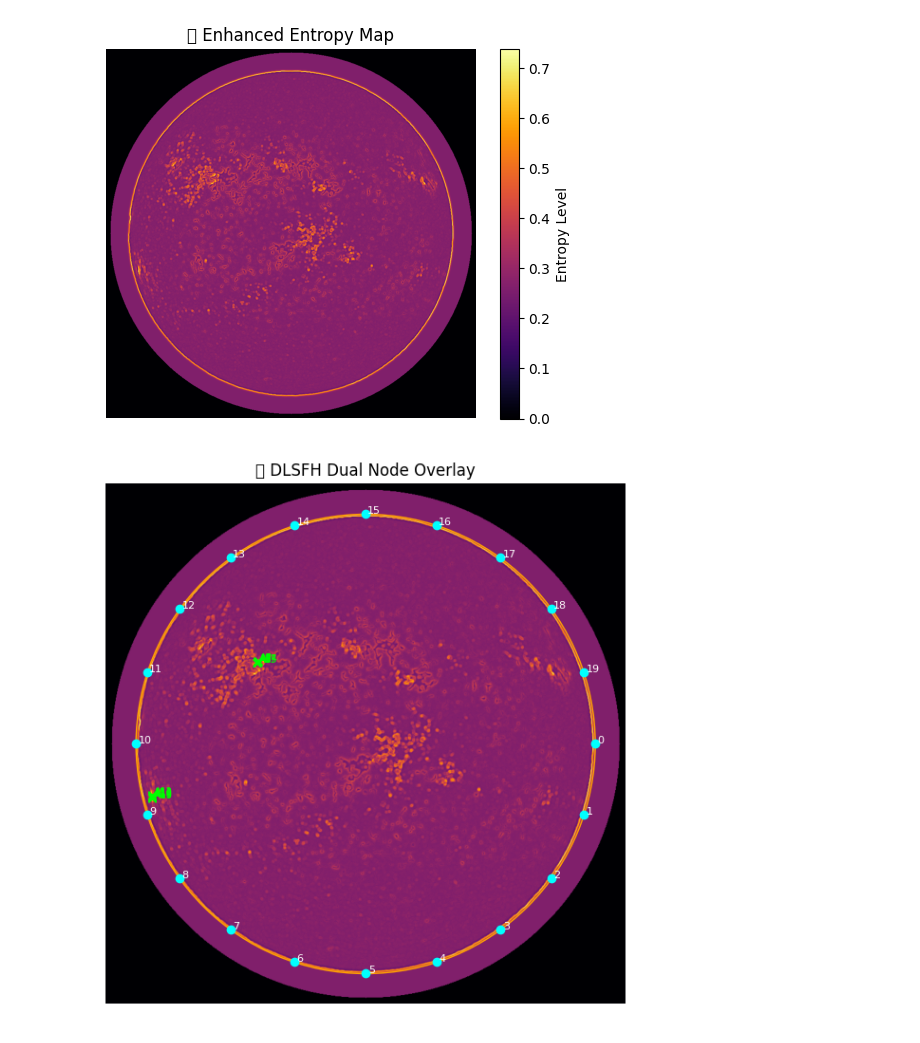
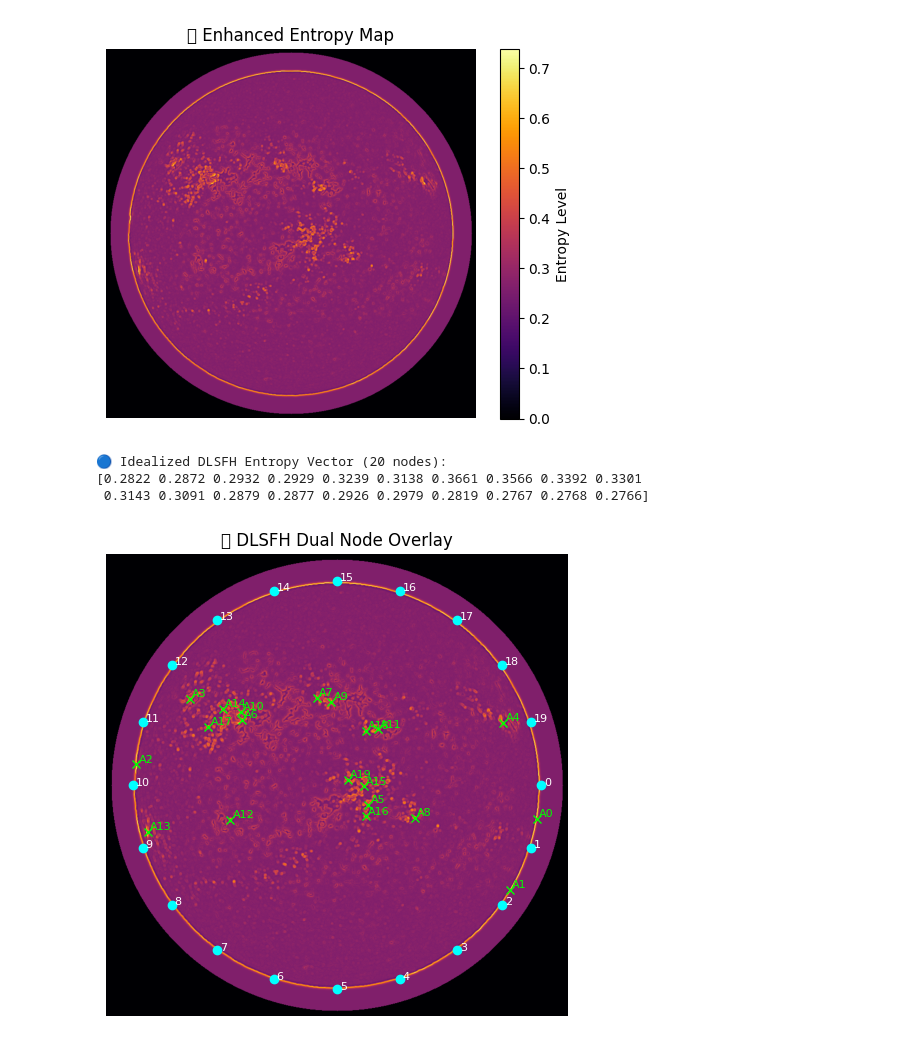
Before and after one commit to geopayme/AstroPhysics, a Jupyter notebook: Section_4_With_Section_1_2_3_DLSFH_DualOverlay.ipynb, the cells around one changed output. Drawn from its saved outputs; the diff is of its cells as text; code cells hidden in the pictures.

```diff
--- a/Section_4_With_Section_1_2_3_DLSFH_DualOverlay.ipynb
+++ b/Section_4_With_Section_1_2_3_DLSFH_DualOverlay.ipynb
@@ -136,60 +136,78 @@ plt.show()
 # %%
 
 # ===============================
-# 🔢 Section 4: DLSFH Entropy Vector Extraction & Dual Projection
+# 🔢 Section 4: DLSFH Entropy Vector Extraction & Dual Node Projection
 # ===============================
-
 import numpy as np
 import matplotlib.pyplot as plt
-import cv2
 from scipy.ndimage import gaussian_filter
+from skimage.feature import peak_local_max
+import pandas as pd
 
-# Load entropy map (saved from earlier step)
+# Load the entropy map from the previous section
 entropy_map = np.load("DLSFH_entropy_map_full.npy")
 
-# Image dimensions and center
+# Image center and radius for idealized DLSFH layout
 h, w = entropy_map.shape
 cx, cy = w // 2, h // 2
 radius = min(cx, cy) - 50
 
-# Idealized 20-node circular DLSFH geometry
+# === Idealized Circular Node Layout ===
 node_angles = np.linspace(0, 2 * np.pi, 20, endpoint=False)
-ideal_nodes = [(int(cy + radius * np.sin(a)), int(cx + radius * np.cos(a))) for a in node_angles]
-entropy_vector = np.array([entropy_map[y, x] for y, x in ideal_nodes])
+ideal_node_coords = [(int(cy + radius * np.sin(a)), int(cx + radius * np.cos(a))) for a in node_angles]
+ideal_entropy_vector = np.array([entropy_map[y, x] for y, x in ideal_node_coords])
 
-# Extract adaptive peaks (top 20 entropy points)
-blurred = gaussian_filter(entropy_map, sigma=2)
-flat_indices = np.argpartition(blurred.flatten(), -20)[-20:]
-adaptive_nodes = [np.unravel_index(i, entropy_map.shape) for i in flat_indices]
+print("🔵 Idealized DLSFH Entropy Vector (20 nodes):")
+print(ideal_entropy_vector.round(4))
 
-# Sort adaptive nodes by descending entropy for labeling A0–A19
-adaptive_nodes = sorted(adaptive_nodes, key=lambda p: entropy_map[p[0], p[1]], reverse=True)
+# === Adaptive Peak Detection ===
+smoothed_entropy = gaussian_filter(entropy_map, sigma=2)
+peak_coords = peak_local_max(smoothed_entropy, num_peaks=20, min_distance=10)
 
-# Visualize dual overlay
+# Sort peak coords by descending entropy for label consistency
+peak_coords = sorted(peak_coords, key=lambda p: entropy_map[p[0], p[1]], reverse=True)
+
+# === Plotting: Dual Node Overlay ===
 fig, ax = plt.subplots(figsize=(6, 6))
 ax.imshow(entropy_map, cmap='inferno')
 
-# Plot ideal nodes (cyan)
-for i, (y, x) in enumerate(ideal_nodes):
+# Overlay idealized DLSFH nodes
+for i, (y, x) in enumerate(ideal_node_coords):
     ax.plot(x, y, 'cyan', marker='o')
-    ax.text(x + 4, y, str(i), fontsize=8, color='white')
+    ax.text(x + 5, y, str(i), color='white', fontsize=8)
 
-# Plot adaptive nodes (green X)
-for i, (y, x) in enumerate(adaptive_nodes):
+# Overlay adaptive peak nodes
+for i, (y, x) in enumerate(peak_coords):
     ax.plot(x, y, 'lime', marker='x')
-    ax.text(x + 4, y, f"A{i}", fontsize=7, color='lime')
-
-# Draw ideal node ring
-circle = plt.Circle((cx, cy), radius, color='orange', fill=False, linewidth=1)
-ax.add_patch(circle)
+    ax.text(x + 4, y - 4, f"A{i}", color='lime', fontsize=8)
 
 ax.set_title("🔁 DLSFH Dual Node Overlay")
 ax.axis('off')
-plt.tight_layout()
 plt.show()
 
-# Print entropy vector
-print("🔢 Idealized DLSFH Entropy Vector (20 nodes):")
-print(entropy_vector.round(4))
+print("\n=== 🧠 DLSFH Entropy Diagnostic Report ===")
+print(f"Mean Entropy: {mean_entropy:.4f} | Std Dev: {std_entropy:.4f}")
+print(f"Collapsed Nodes (≥ {σ_c}): {collapsed_count} / 20")
+print(f"Highest Entropy Node: {max_node} → {entropy_vector[max_node]:.4f}")
+print(f"Lowest Entropy Node: {min_node} → {entropy_vector[min_node]:.4f}")
+
+# SGCV interpretation (static logic — could be dynamic later)
+if collapsed_count == 20:
+    print("⚠️ All nodes collapsed → Full decoherence. SGCV fragmentation likely.")
+elif collapsed_count > 10:
+    print("⚠️ Partial decoherence → High entropy flux.")
+else:
+    print("✅ Stable configuration — SGCV field intact.")
+
+# === Optional: Export Idealized Vector to CSV ===
+export = pd.DataFrame({
+    "Node": list(range(20)),
+    "Entropy": ideal_entropy_vector
+})
+export.to_csv("idealized_entropy_vector.csv", index=False)
+print("✅ Vector exported to idealized_entropy_vector.csv")
 # %% [output]
+🔵 Idealized DLSFH Entropy Vector (20 nodes):
+[0.2822 0.2872 0.2932 0.2929 0.3239 0.3138 0.3661 0.3566 0.3392 0.3301
+ 0.3143 0.3091 0.2879 0.2877 0.2926 0.2979 0.2819 0.2767 0.2768 0.2766]
-[figure, old version]
+[figure, new version]
```
Also changed, not shown: parts of 1 cell of this notebook.
